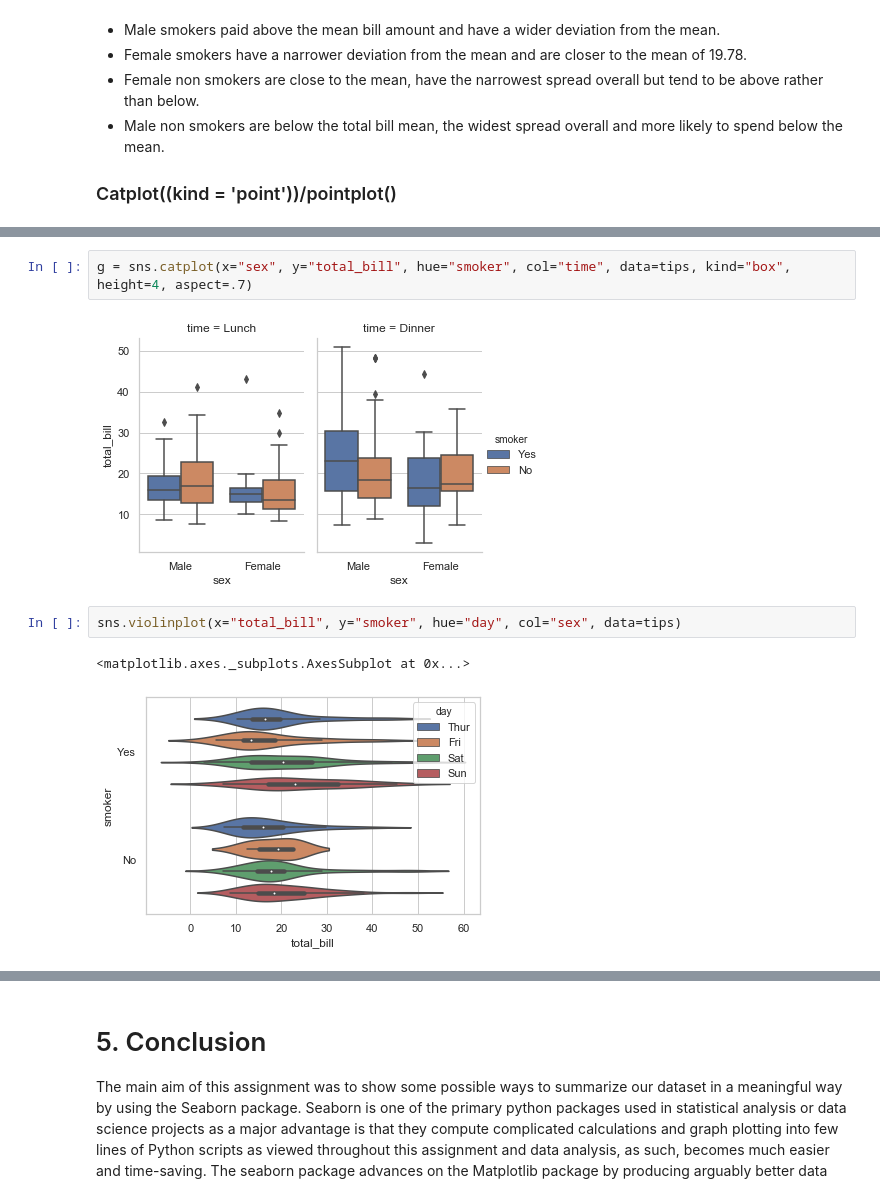
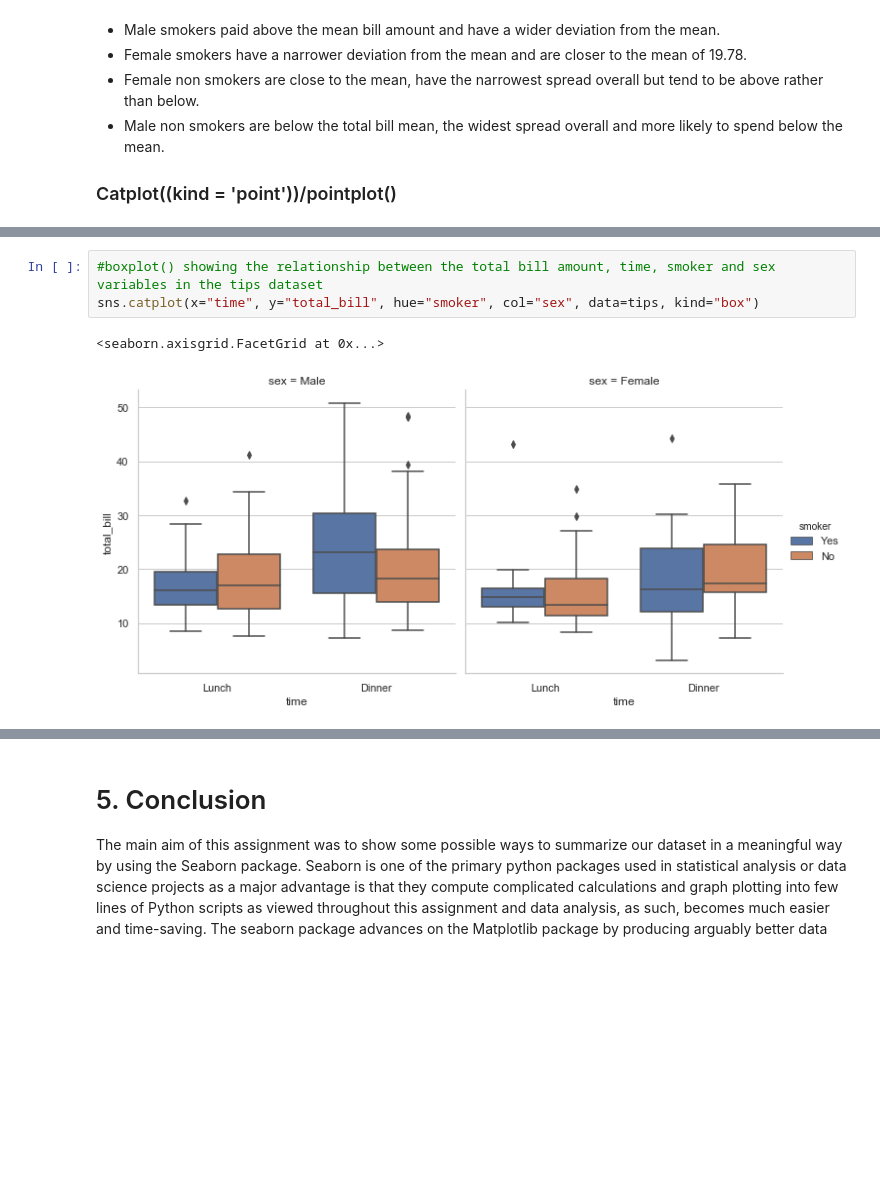
Before and after one commit to garycunningham89/fundamentalsdataanalysis, a Jupyter notebook: Fundamentals of Data Analysis.ipynb, the cells around one changed output, grey strips where cells are left out. Saved outputs shown, nothing was run; the diff lists cells and outputs as text; blank space fills up the shorter version.

```diff
--- a/Fundamentals of Data Analysis.ipynb
+++ b/Fundamentals of Data Analysis.ipynb
@@ -582,9 +582,6 @@ plt.show()
 # %%
-g = sns.catplot(x="sex", y="total_bill", hue="smoker", col="time", data=tips, kind="box", height=4, aspect=.7)
+#boxplot() showing the relationship between the total bill amount, time, smoker and sex variables in the tips dataset
+sns.catplot(x="time", y="total_bill", hue="smoker", col="sex", data=tips, kind="box")
 # %% [output]
+<seaborn.axisgrid.FacetGrid at 0x...>
-[figure, old version]
+[figure, new version]
-# %%
-sns.violinplot(x="total_bill", y="smoker", hue="day", col="sex", data=tips)
-# %% [output]
-<matplotlib.axes._subplots.AxesSubplot at 0x...>
-[figure, removed]
```
Also changed, not shown: parts of 11 cells of this notebook, 1 other file.
